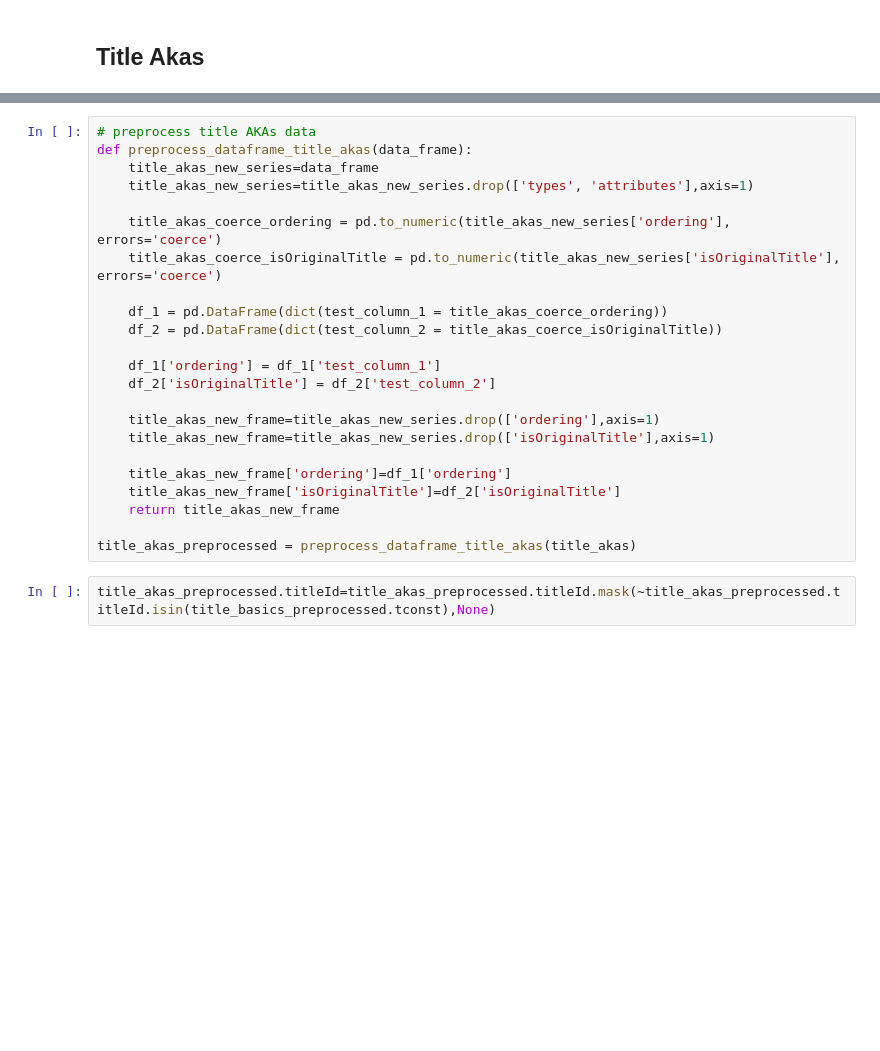
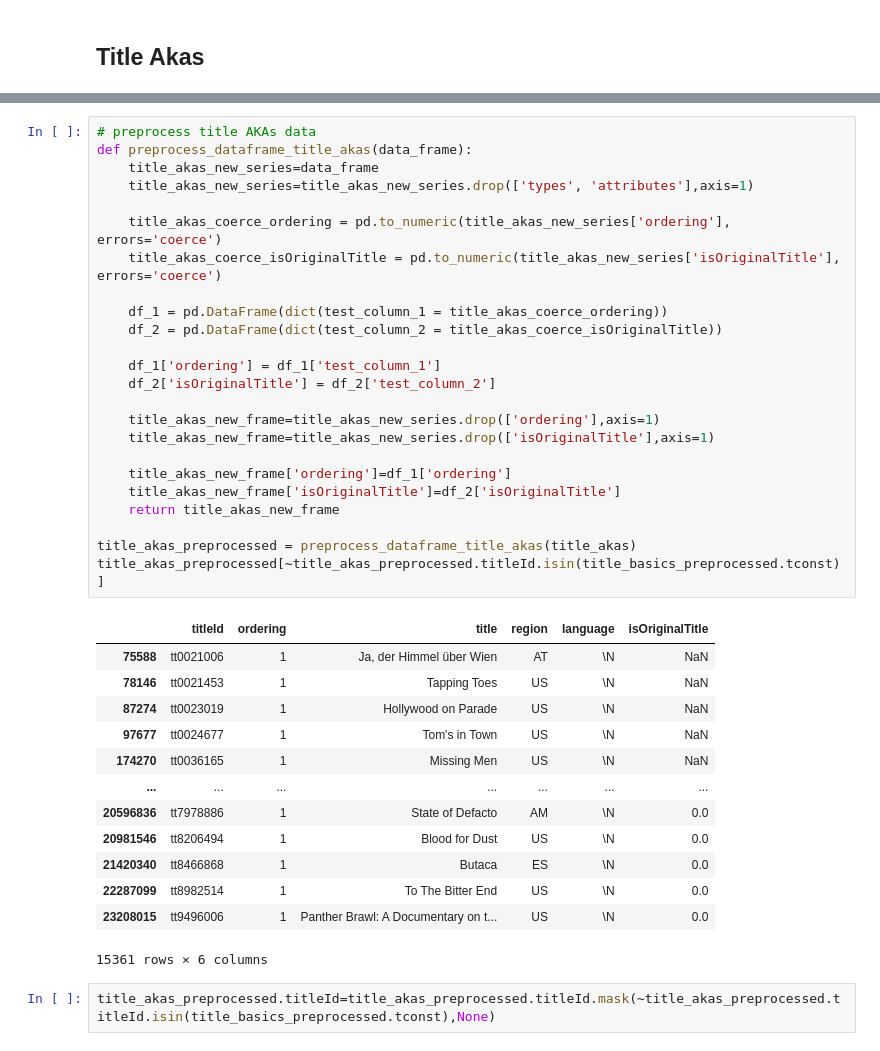
Before and after one commit to abasiamaakpan/Movie_Database_Application, a Jupyter notebook: Imdb_Database_App.ipynb, the cells around one changed output, grey strips where cells are left out. Drawn from its saved outputs; the diff is of its cells as text; blank space fills up the shorter version.

```diff
--- a/Imdb_Database_App.ipynb
+++ b/Imdb_Database_App.ipynb
@@ -570,26 +552,41 @@ title_akas = pd.read_csv('title.akas.tsv', delimiter='\t',encoding='utf-8')
 # %%
 # preprocess title AKAs data
 def preprocess_dataframe_title_akas(data_frame):
     title_akas_new_series=data_frame
     title_akas_new_series=title_akas_new_series.drop(['types', 'attributes'],axis=1)
 
     title_akas_coerce_ordering = pd.to_numeric(title_akas_new_series['ordering'], errors='coerce')
     title_akas_coerce_isOriginalTitle = pd.to_numeric(title_akas_new_series['isOriginalTitle'], errors='coerce')
 
     df_1 = pd.DataFrame(dict(test_column_1 = title_akas_coerce_ordering))
     df_2 = pd.DataFrame(dict(test_column_2 = title_akas_coerce_isOriginalTitle))
 
     df_1['ordering'] = df_1['test_column_1']
     df_2['isOriginalTitle'] = df_2['test_column_2']
 
     title_akas_new_frame=title_akas_new_series.drop(['ordering'],axis=1)
     title_akas_new_frame=title_akas_new_series.drop(['isOriginalTitle'],axis=1)
 
     title_akas_new_frame['ordering']=df_1['ordering']
     title_akas_new_frame['isOriginalTitle']=df_2['isOriginalTitle']
     return title_akas_new_frame
 
 title_akas_preprocessed = preprocess_dataframe_title_akas(title_akas)
+title_akas_preprocessed[~title_akas_preprocessed.titleId.isin(title_basics_preprocessed.tconst)]
+# %% [output]
+|  | titleId | ordering | title | region | language | isOriginalTitle |
+| 75588 | tt0021006 | 1 | Ja, der Himmel über Wien | AT | \N | NaN |
+| 78146 | tt0021453 | 1 | Tapping Toes | US | \N | NaN |
+| 87274 | tt0023019 | 1 | Hollywood on Parade | US | \N | NaN |
+| 97677 | tt0024677 | 1 | Tom's in Town | US | \N | NaN |
+| 174270 | tt0036165 | 1 | Missing Men | US | \N | NaN |
+| ... | ... | ... | ... | ... | ... | ... |
+| 20596836 | tt7978886 | 1 | State of Defacto | AM | \N | 0.0 |
+| 20981546 | tt8206494 | 1 | Blood for Dust | US | \N | 0.0 |
+| 21420340 | tt8466868 | 1 | Butaca | ES | \N | 0.0 |
+| 22287099 | tt8982514 | 1 | To The Bitter End | US | \N | 0.0 |
+| 23208015 | tt9496006 | 1 | Panther Brawl: A Documentary on t... | US | \N | 0.0 |
+15361 rows × 6 columns
 # %%
 title_akas_preprocessed.titleId=title_akas_preprocessed.titleId.mask(~title_akas_preprocessed.titleId.isin(title_basics_preprocessed.tconst),None)
 # %%
```
Also changed, not shown: parts of 31 cells of this notebook.
